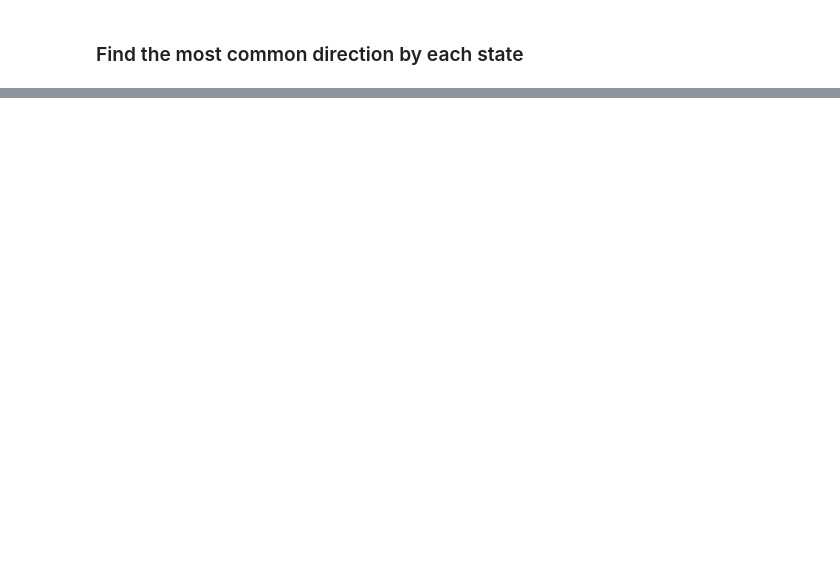
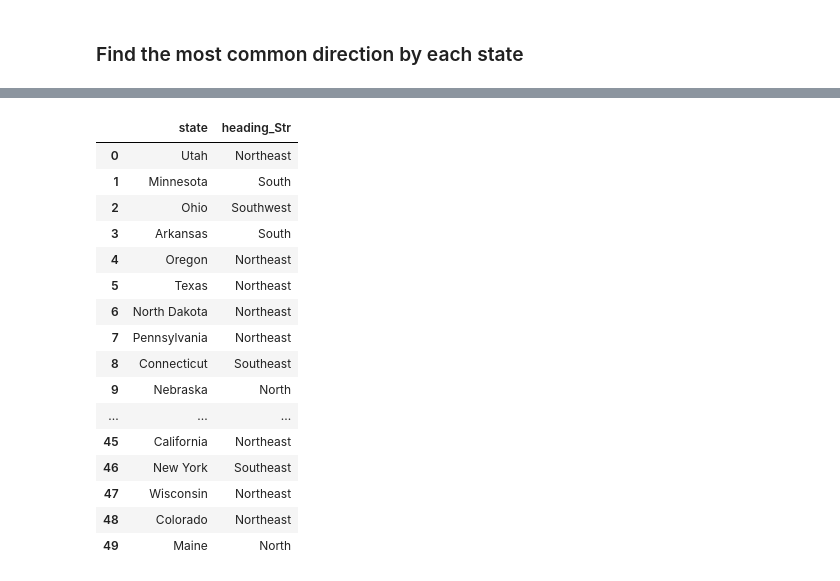
Before and after one commit to DLukash/spark-docker, a Jupyter notebook: notebooks/sedona.ipynb, the cells around one changed output, grey strips where cells are left out. Saved outputs shown, nothing was run; the diff lists cells and outputs as text; code cells hidden in the pictures; blank space fills up the shorter version.

```diff
--- a/notebooks/sedona.ipynb
+++ b/notebooks/sedona.ipynb
@@ -396,0 +411,22 @@ only showing top 20 rows
+# %%
+pd_df_heading = df_heading.toPandas()
+# %%
+pd_df_heading
+# %% [output]
+|  | state | heading_Str |
+| 0 | Utah | Northeast |
+| 1 | Minnesota | South |
+| 2 | Ohio | Southwest |
+| 3 | Arkansas | South |
+| 4 | Oregon | Northeast |
+| 5 | Texas | Northeast |
+| 6 | North Dakota | Northeast |
+| 7 | Pennsylvania | Northeast |
+| 8 | Connecticut | Southeast |
+| 9 | Nebraska | North |
+| ... | ... | ... |
+| 45 | California | Northeast |
+| 46 | New York | Southeast |
+| 47 | Wisconsin | Northeast |
+| 48 | Colorado | Northeast |
+| 49 | Maine | North |
```
Also changed, not shown: parts of 16 cells of this notebook, 5 other files.
